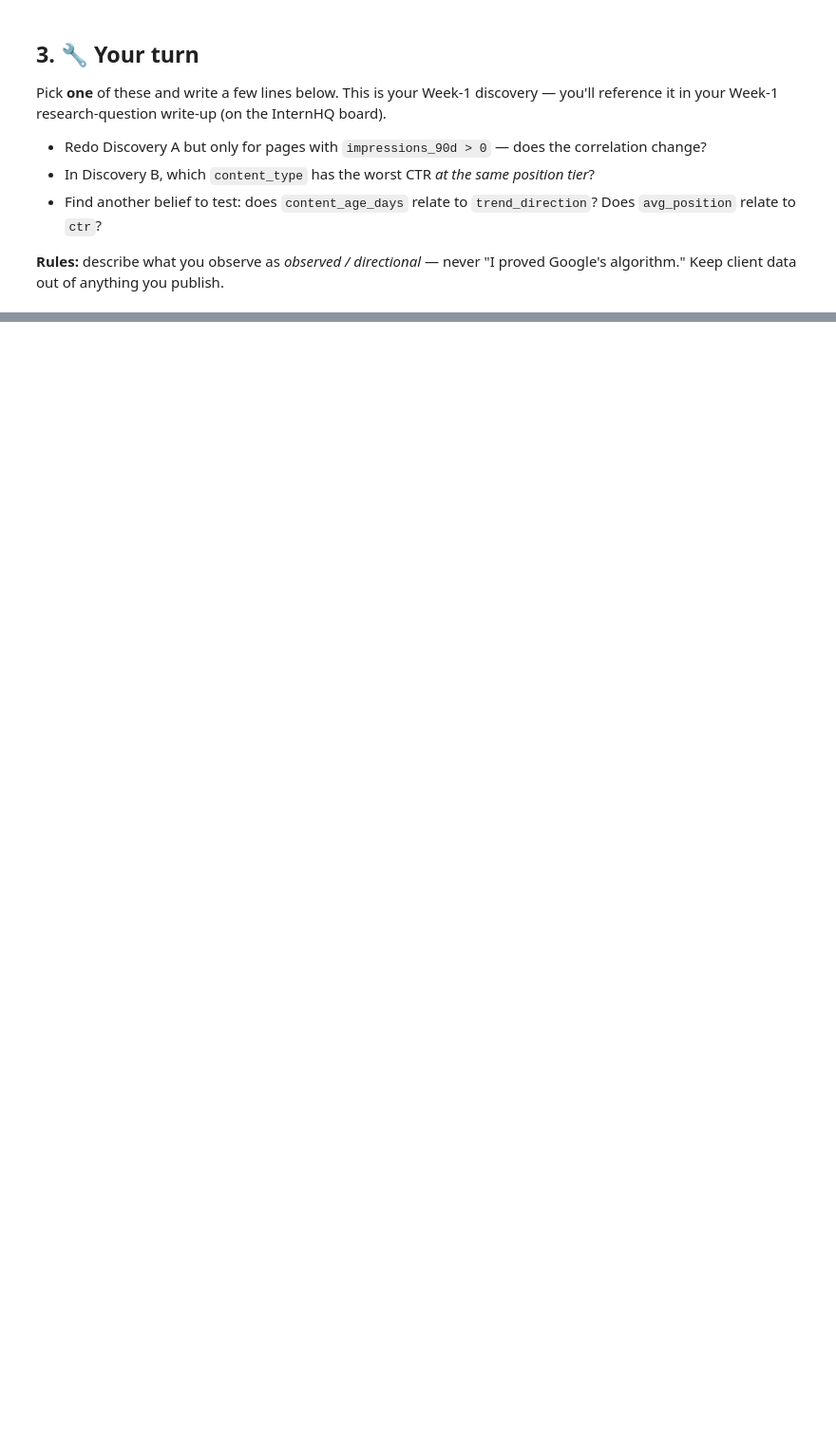
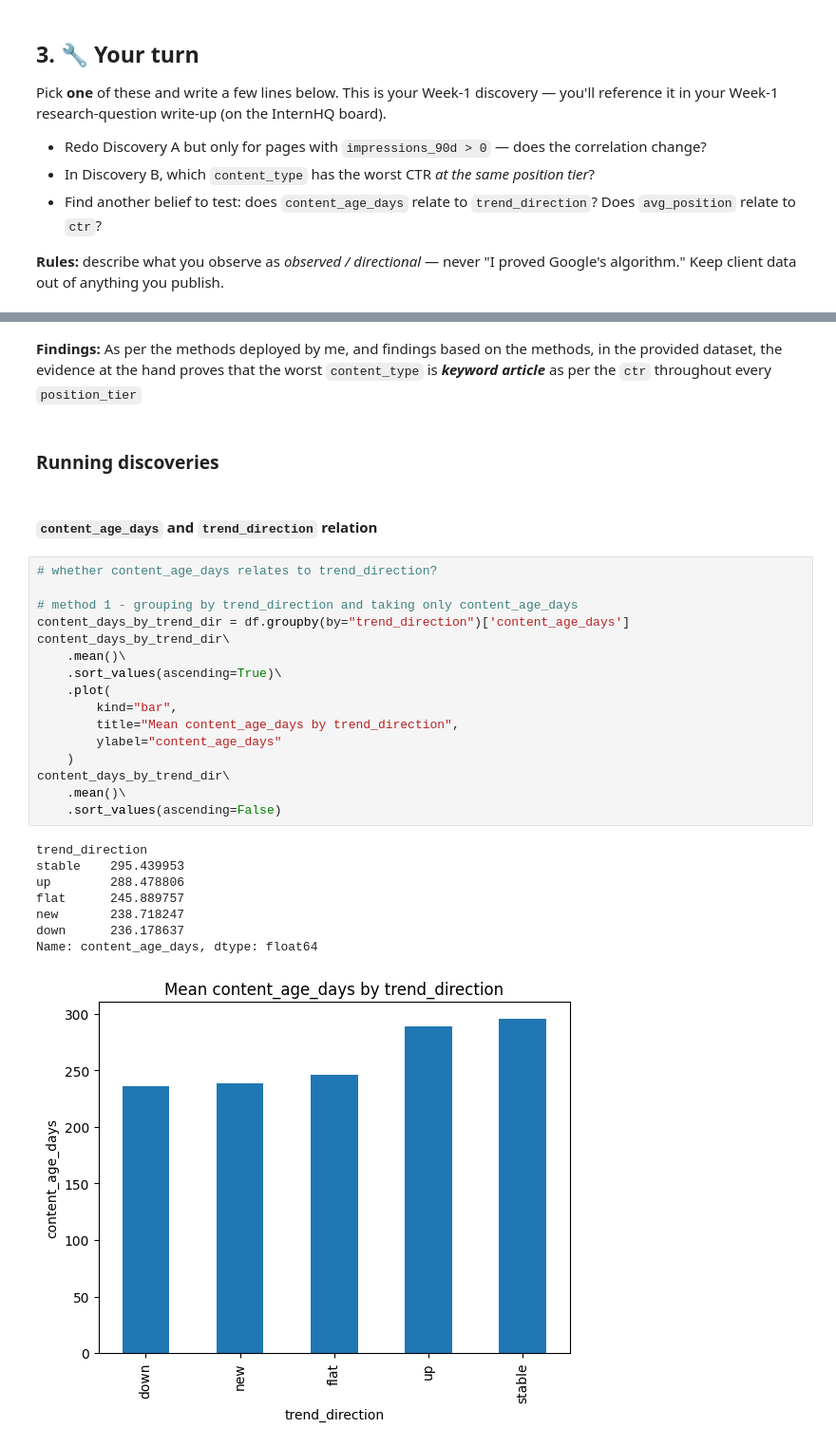
Before and after one commit to JackTheProgrammer/flyrank-ml-internship-track, a Jupyter notebook: notebooks/01_first_look_and_discovery.ipynb, the cells around one changed output, grey strips where cells are left out. Shown at 95% size. Saved outputs shown, nothing was run; the diff lists cells and outputs as text; blank space fills up the shorter version.

```diff
--- a/notebooks/01_first_look_and_discovery.ipynb
+++ b/notebooks/01_first_look_and_discovery.ipynb
@@ -106,0 +177,31 @@ Next: `02_your_first_readable_model.ipynb` — where the model becomes a rule yo
+# %% [markdown]
+**Findings:** As per the methods deployed by me, and findings based on the methods, in the provided dataset, the evidence at the hand proves that the worst `content_type` is ***keyword article*** as per the `ctr` throughout every `position_tier`
+# %% [markdown]
+### Running discoveries
+# %% [markdown]
+#### `content_age_days` and `trend_direction` relation
+# %%
+# whether content_age_days relates to trend_direction?
+
+# method 1 - grouping by trend_direction and taking only content_age_days
+content_days_by_trend_dir = df.groupby(by="trend_direction")['content_age_days']
+content_days_by_trend_dir\
+    .mean()\
+    .sort_values(ascending=True)\
+    .plot(
+        kind="bar",
+        title="Mean content_age_days by trend_direction",
+        ylabel="content_age_days"
+    )
+content_days_by_trend_dir\
+    .mean()\
+    .sort_values(ascending=False)
+# %% [output]
+trend_direction
+stable    295.439953
+up        288.478806
+flat      245.889757
+new       238.718247
+down      236.178637
+Name: content_age_days, dtype: float64
+[figure, added]
```
Also changed, not shown: parts of 16 cells of this notebook.
